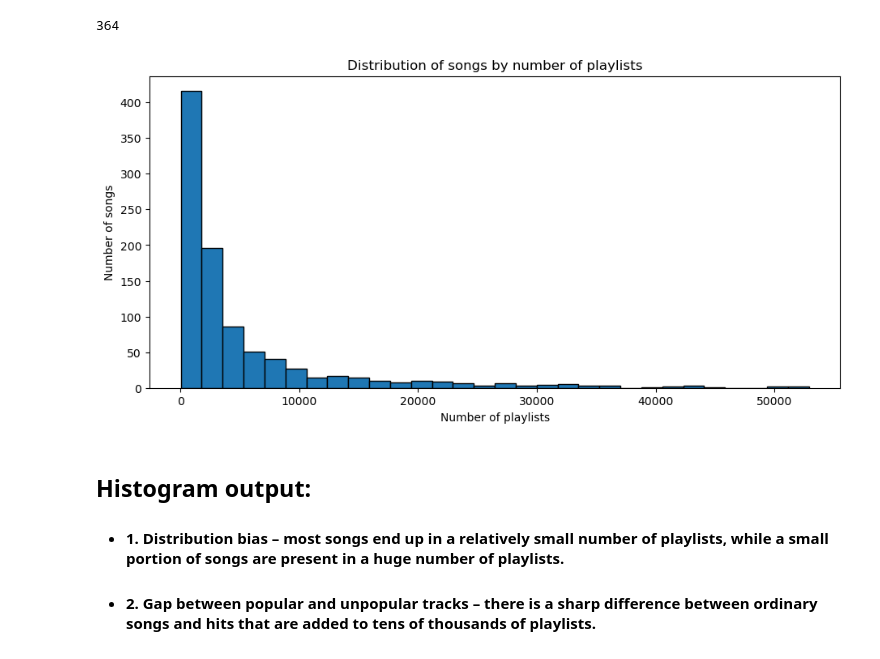
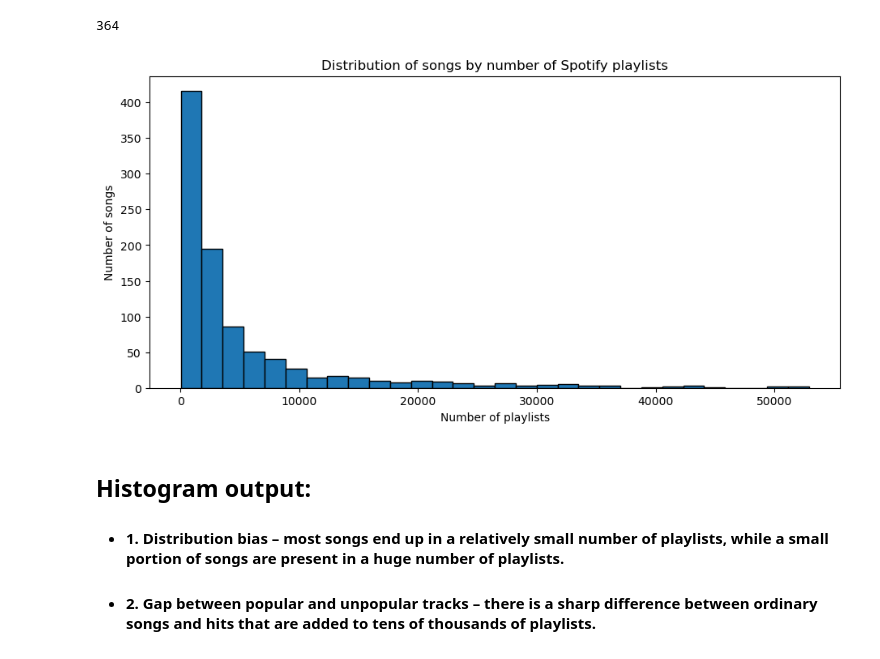
Before and after one commit to zizy2003/My-Projects, a Jupyter notebook: 2025_SpotifyMostStreamedSongs/project.ipynb, the cells around one changed output. Cells and saved outputs as stored; diff of their text form; code cells hidden in the pictures.

```diff
--- a/2025_SpotifyMostStreamedSongs/project.ipynb
+++ b/2025_SpotifyMostStreamedSongs/project.ipynb
@@ -174,15 +174,16 @@ print(num_of_songs_with_multiple_artists)
 # %% [output]
 364
 # %%
-#Analysis of the number of playlists that contain songs
+#Analysis of the number of spotify playlists that contain songs
 plt.figure(figsize=(11,5))
 plt.hist(df['in_spotify_playlists'], bins=30, edgecolor='black')
 plt.xlabel('Number of playlists')
 plt.ylabel('Number of songs')
-plt.title('Distribution of songs by number of playlists')
+plt.title('Distribution of songs by number of Spotify playlists')
+plt.savefig("C:\\Users\\lelik\\Desktop\\vs\\AlexIrnazarovPet_projects\\2025_SpotifyMostStreamedSongs\\img\\songdistrubtionbyspotifyplaylists.png")
 plt.show()
 # %% [output]
-[figure, old version]
+[figure, new version]
 # %% [markdown]
 ## Histogram output:
 - #### 1. Distribution bias – most songs end up in a relatively small number of playlists, while a small portion of songs are present in a huge number of playlists.
```
Also changed, not shown: parts of 4 cells of this notebook, 2 other files.
